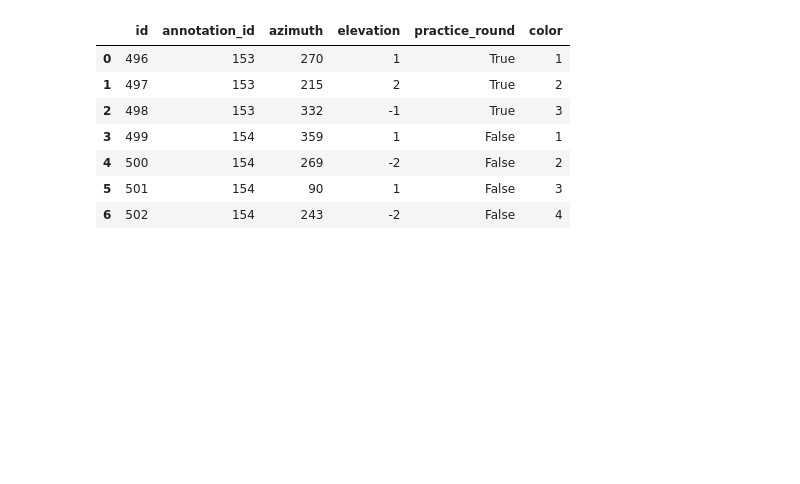
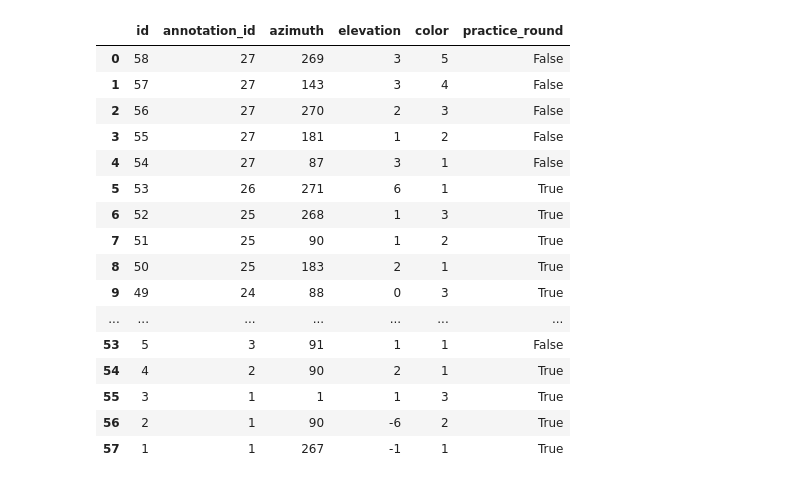
Before and after one commit to ANNIZHENG/Temp-Annotation-Interface, a Jupyter notebook: database/db.ipynb, the cells around one changed output. Saved outputs shown, nothing was run; the diff lists cells and outputs as text; code cells hidden in the pictures; blank space fills up the shorter version.

```diff
--- a/database/db.ipynb
+++ b/database/db.ipynb
@@ -56,11 +54,20 @@ pd.read_sql('''select * from "Interaction" where annotation_id = '155' or annota
 # %%
-pd.read_sql('''select * from "Location" where annotation_id = '153' or annotation_id = '154' ''', eng)
+pd.read_sql('''select * from "Location" order by id desc''', eng)
 # %% [output]
-|  | id | annotation_id | azimuth | elevation | practice_round | color |
-| 0 | 496 | 153 | 270 | 1 | True | 1 |
-| 1 | 497 | 153 | 215 | 2 | True | 2 |
-| 2 | 498 | 153 | 332 | -1 | True | 3 |
-| 3 | 499 | 154 | 359 | 1 | False | 1 |
-| 4 | 500 | 154 | 269 | -2 | False | 2 |
-| 5 | 501 | 154 | 90 | 1 | False | 3 |
-| 6 | 502 | 154 | 243 | -2 | False | 4 |
+|  | id | annotation_id | azimuth | elevation | color | practice_round |
+| 0 | 58 | 27 | 269 | 3 | 5 | False |
+| 1 | 57 | 27 | 143 | 3 | 4 | False |
+| 2 | 56 | 27 | 270 | 2 | 3 | False |
+| 3 | 55 | 27 | 181 | 1 | 2 | False |
+| 4 | 54 | 27 | 87 | 3 | 1 | False |
+| 5 | 53 | 26 | 271 | 6 | 1 | True |
+| 6 | 52 | 25 | 268 | 1 | 3 | True |
+| 7 | 51 | 25 | 90 | 1 | 2 | True |
+| 8 | 50 | 25 | 183 | 2 | 1 | True |
+| 9 | 49 | 24 | 88 | 0 | 3 | True |
+| ... | ... | ... | ... | ... | ... | ... |
+| 53 | 5 | 3 | 91 | 1 | 1 | False |
+| 54 | 4 | 2 | 90 | 2 | 1 | True |
+| 55 | 3 | 1 | 1 | 1 | 3 | True |
+| 56 | 2 | 1 | 90 | -6 | 2 | True |
+| 57 | 1 | 1 | 267 | -1 | 1 | True |
```
Also changed, not shown: parts of 8 cells of this notebook, 3 other files.
